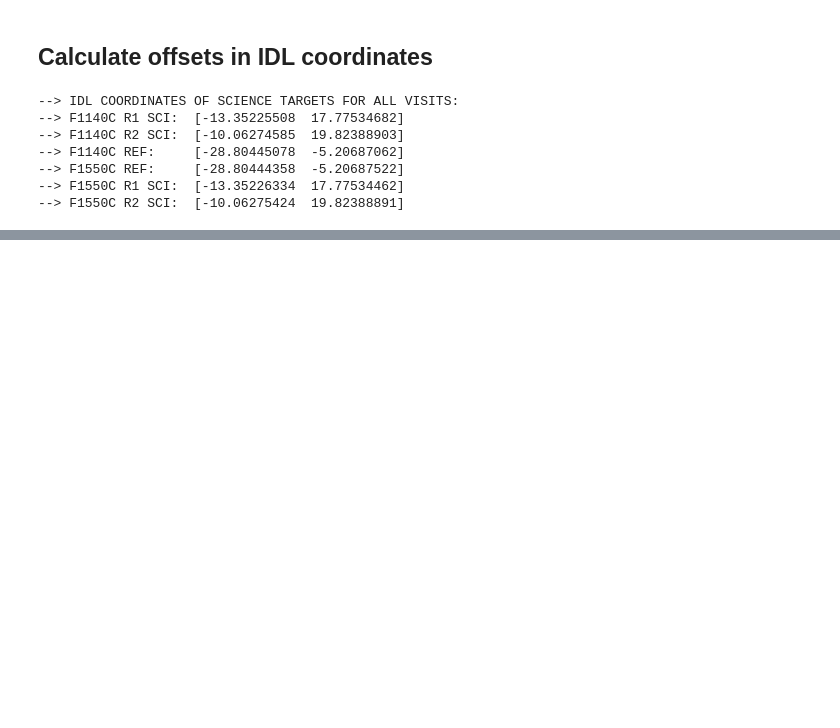
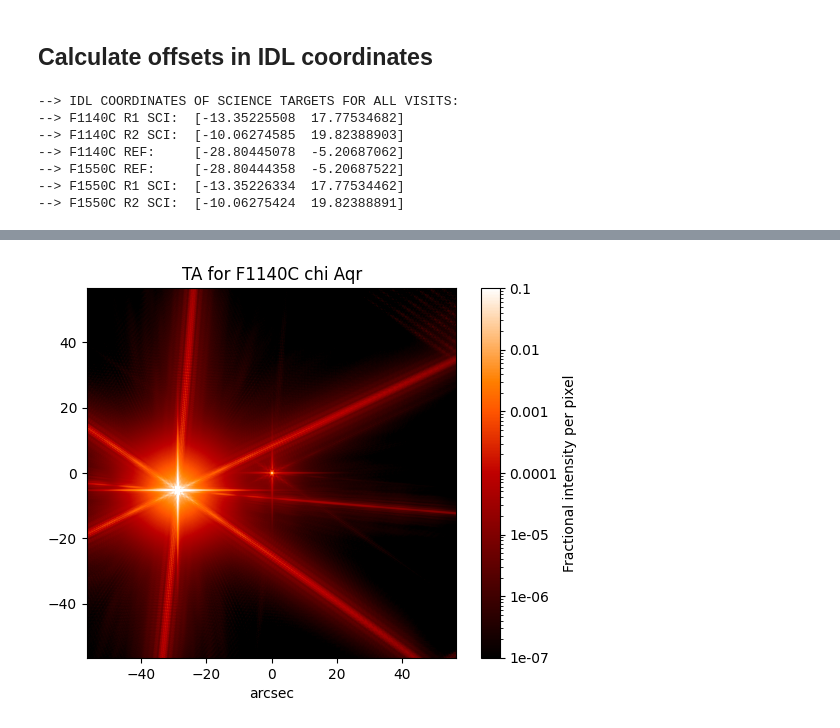
Before and after one commit to mmarengo/jwst_offset, a Jupyter notebook: offsets_apt_sequence.ipynb, the cells around one changed output, grey strips where cells are left out. Saved outputs shown, nothing was run; the diff lists cells and outputs as text; code cells hidden in the pictures; blank space fills up the shorter version.

```diff
--- a/offsets_apt_sequence.ipynb
+++ b/offsets_apt_sequence.ipynb
@@ -544,0 +626,12 @@ print('--> F1550C R2 SCI: ', sci_f1550c_r2['position'])
+# %%
+# Plot TA scene for F1140C REF
+SCENE_NAME = 'TA for F1140C chi Aqr'   # Title for the scene
+APERTURE = 'MIRIM_MASK1140'            # Location of coronagraphic subarray
+FILTER = 'F560W'                       # Filter for TA acquisition
+PSF_COORDS = sci_f1140c_ref            # IDL coordinates of science target
+PSF_FLUX_RATIO = 1000                  # Flux ratio sci/TA star
+
+# Shop scene
+create_scene_psf(FILTER, APERTURE, PSF_COORDS, PSF_FLUX_RATIO, SCENE_NAME)
+# %% [output]
+[figure, added]
```
Also changed, not shown: parts of 7 cells of this notebook.
